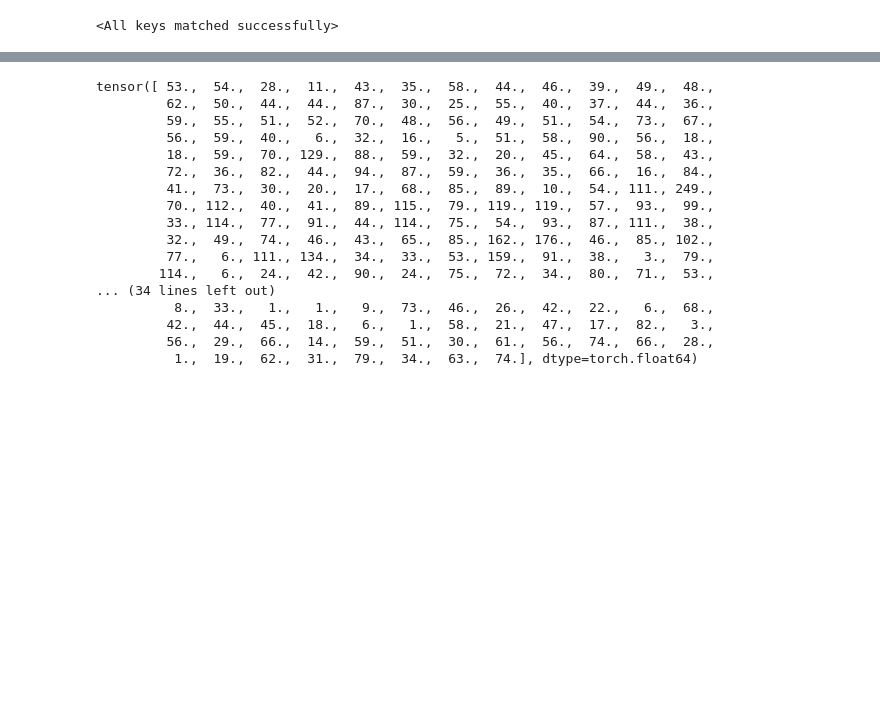
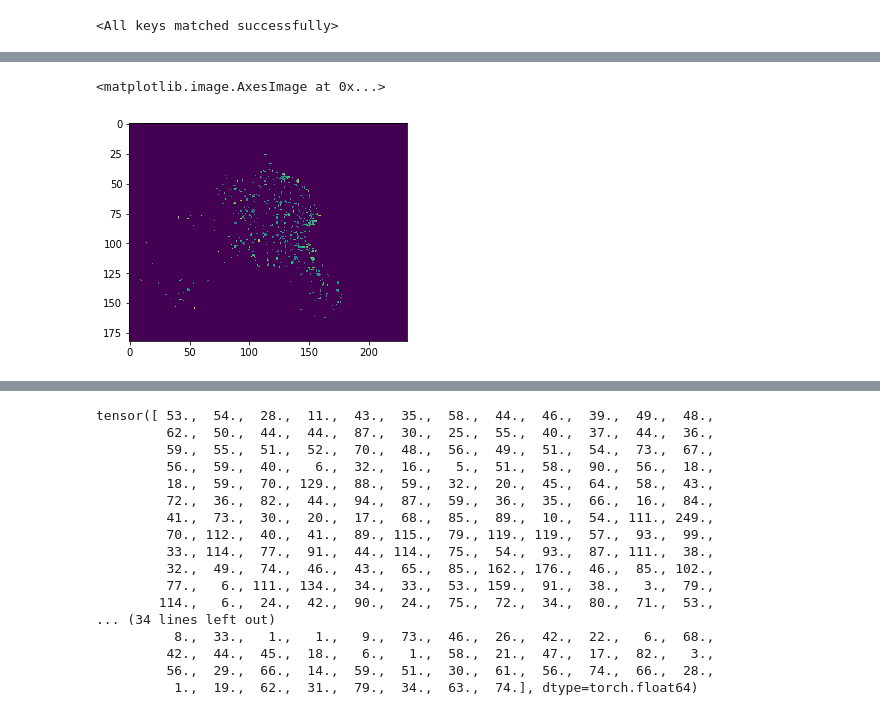
Before and after one commit to sky12807/InventoryOptimization, a Jupyter notebook: main_finetune_input.ipynb, the cells around one changed output, grey strips where cells are left out. Drawn from its saved outputs; the diff is of its cells as text; code cells hidden in the pictures; blank space fills up the shorter version.

```diff
--- a/main_finetune_input.ipynb
+++ b/main_finetune_input.ipynb
@@ -219,0 +347,5 @@ len(test_Data)
+# %%
+plt.imshow(fine_l)
+# %% [output]
+<matplotlib.image.AxesImage at 0x...>
+[figure, added]
```
Also changed, not shown: parts of 15 cells of this notebook, 2 other files.
